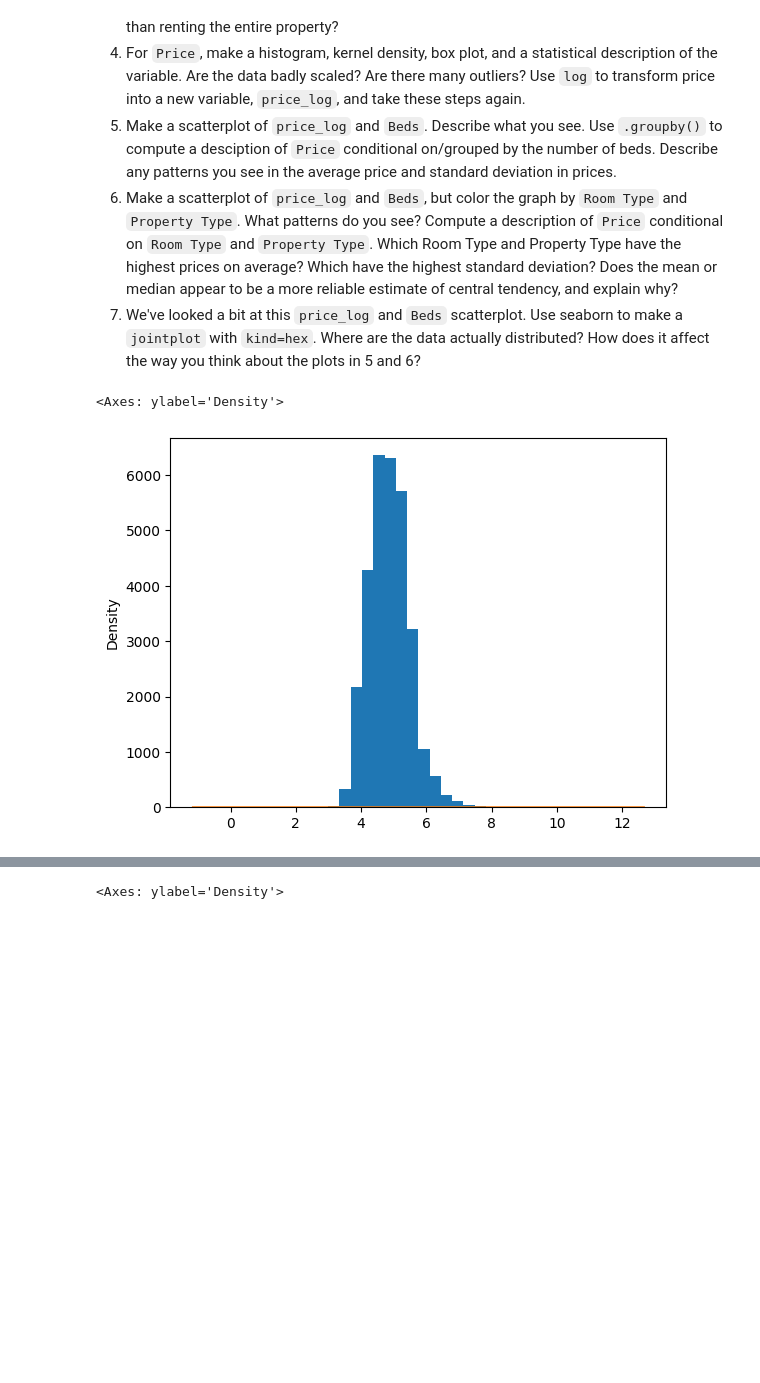
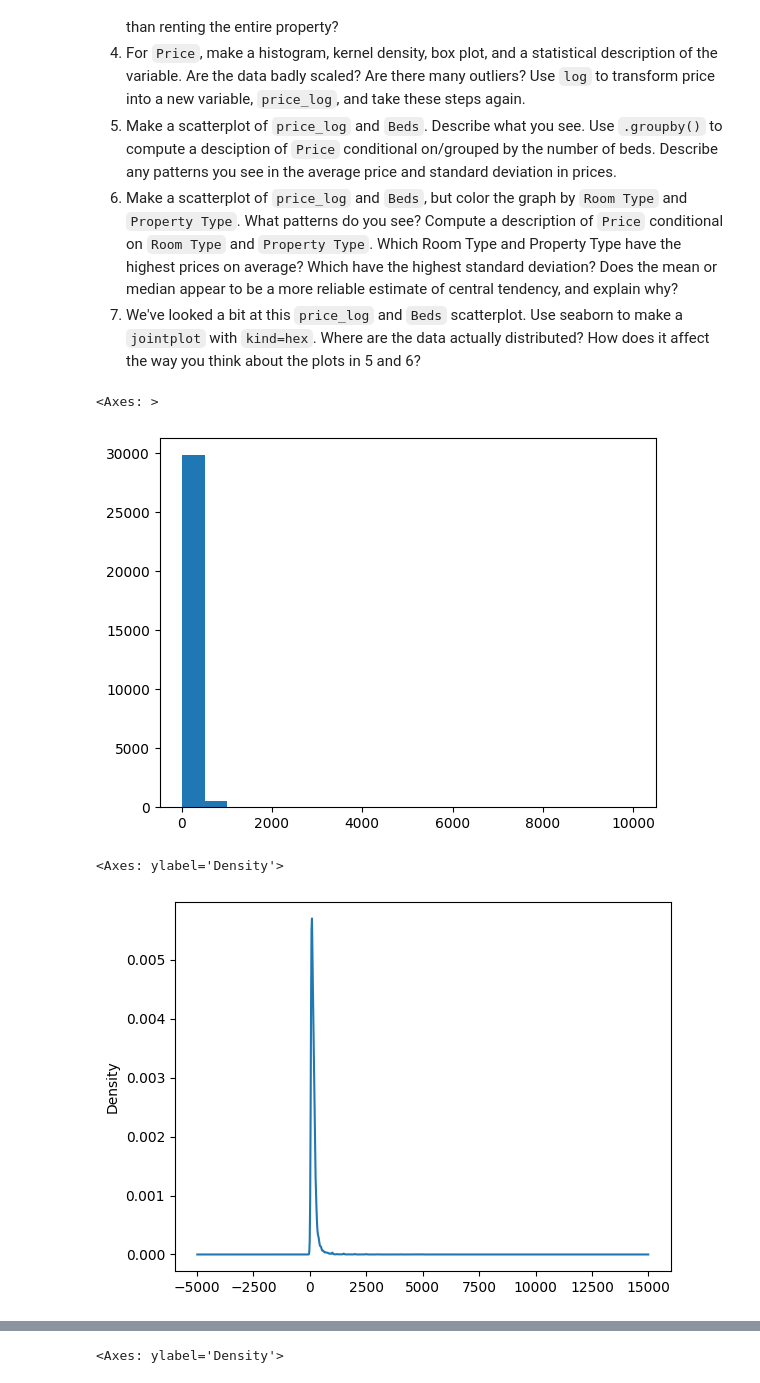
Before and after one commit to wdgstl/assignment2, a Jupyter notebook: WDG_assignment2.ipynb, the cells around one changed output, grey strips where cells are left out. Cells and saved outputs as stored; diff of their text form; code cells hidden in the pictures; blank space fills up the shorter version.

```diff
--- a/WDG_assignment2.ipynb
+++ b/WDG_assignment2.ipynb
@@ -244,8 +241,12 @@ print(pd.crosstab(airbnb_df['Room Type'], airbnb_df['Property Type']))
 #Question 4
 #print(airbnb_df['Price'].hist(bins = 50))
 
-airbnb_df['Price_log'] = np.log(airbnb_df['Price'])
-airbnb_df.loc[airbnb_df['Price_log']>0,'Price_log'].hist(bins=20,grid=False)
+airbnb_df.loc[airbnb_df['Price']>0,'Price'].hist(bins=20,grid=False)
 # %% [output]
-<Axes: ylabel='Density'>
+<Axes: >
-[figure, old version]
+[figure, new version]
+# %%
+airbnb_df['Price'].plot.density()
+# %% [output]
+<Axes: ylabel='Density'>
+[figure, added]
```
Also changed, not shown: parts of 10 cells of this notebook.
